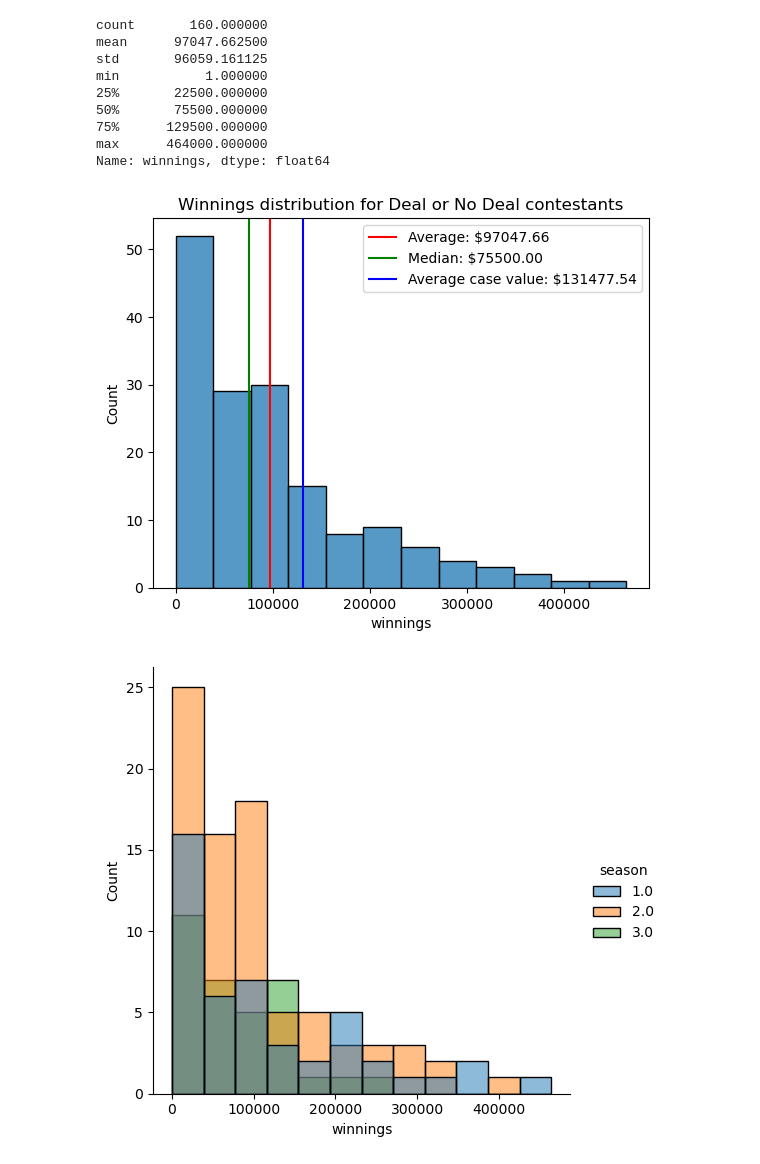
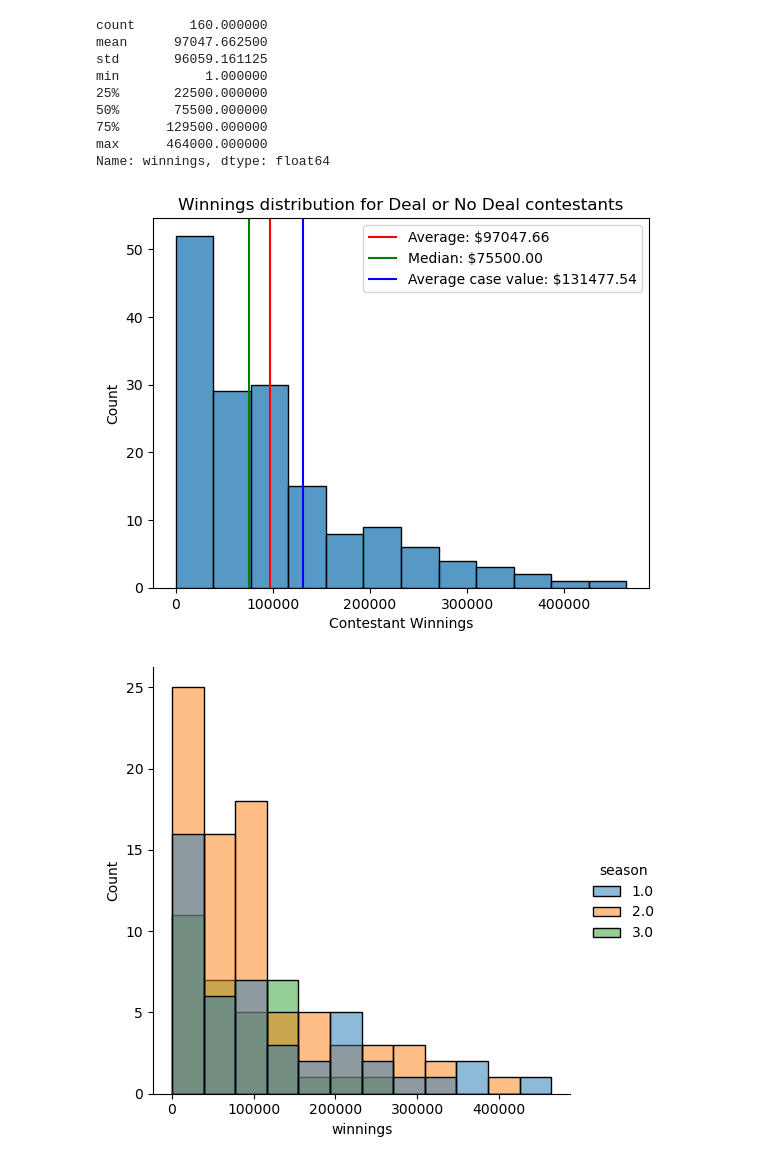
Before and after one commit to djmnason/dond_analysis, a Jupyter notebook: modeling/exploration.ipynb, the cells around one changed output. Saved outputs shown, nothing was run; the diff lists cells and outputs as text; code cells hidden in the pictures.

```diff
--- a/modeling/exploration.ipynb
+++ b/modeling/exploration.ipynb
@@ -51,14 +51,16 @@ Name: winnings, dtype: float64
 # %%
 ## winnings
 sns.histplot(data=round_data, x='winnings')
 plt.title('Winnings distribution for Deal or No Deal contestants')
 plt.axvline(x=round_data['winnings'].mean(), color='r', label=f'Average: ${round_data["winnings"].mean():.2f}')
 plt.axvline(x=round_data['winnings'].median(), color='g', label=f'Median: ${round_data["winnings"].median():.2f}')
 plt.axvline(x=case_values['values'].mean(), color='b', label=f'Average case value: ${case_values["values"].mean():.2f}')
 plt.legend()
+plt.xlabel('Contestant Winnings')
+# plt.savefig('contestant_winnings.png')
 plt.show()
 # %% [output]
-[figure, old version]
+[figure, new version]
 # %%
 sns.displot(data=round_data, x='winnings', hue='season', palette='tab10')
 plt.show()
```
Also changed, not shown: parts of 3 cells of this notebook, 9 other files.
